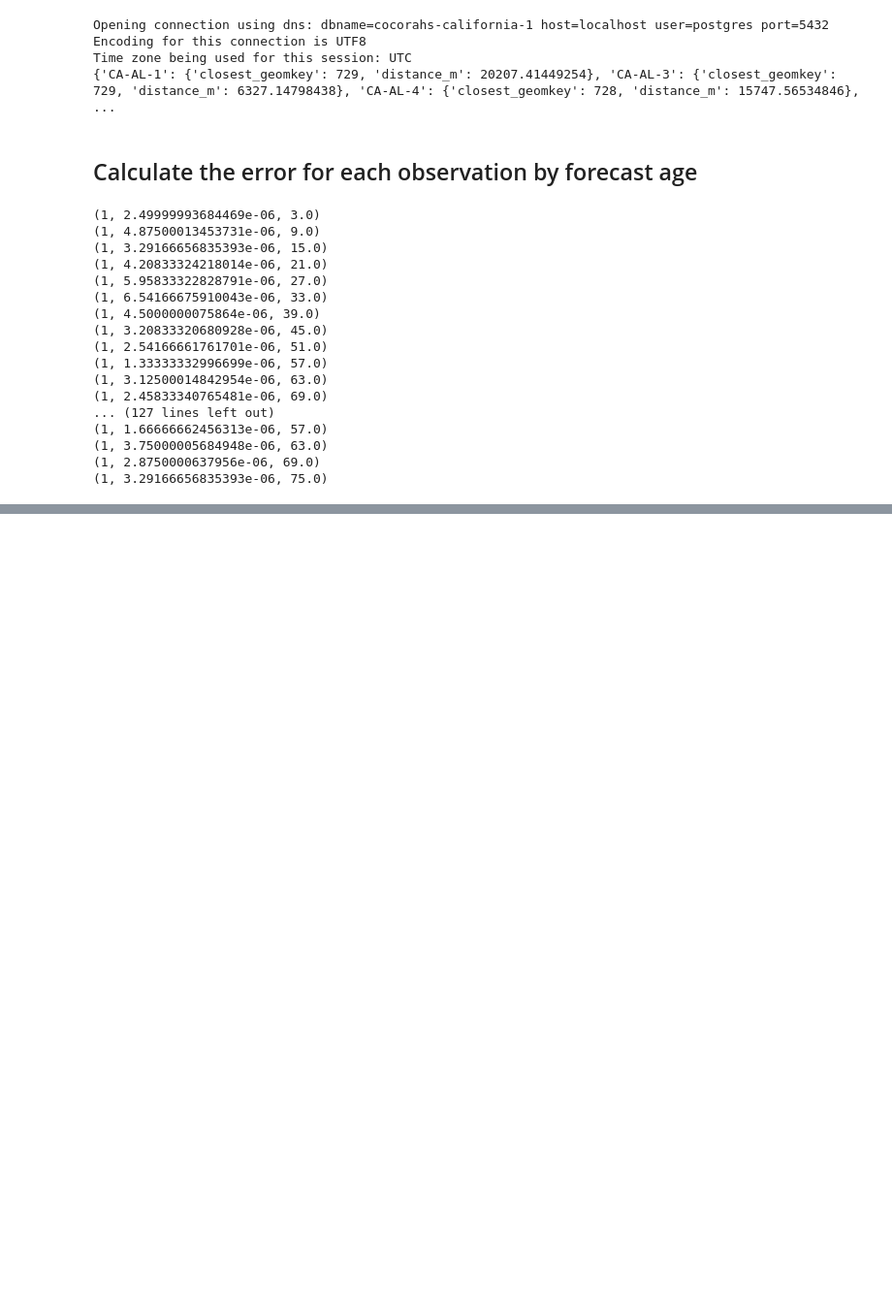
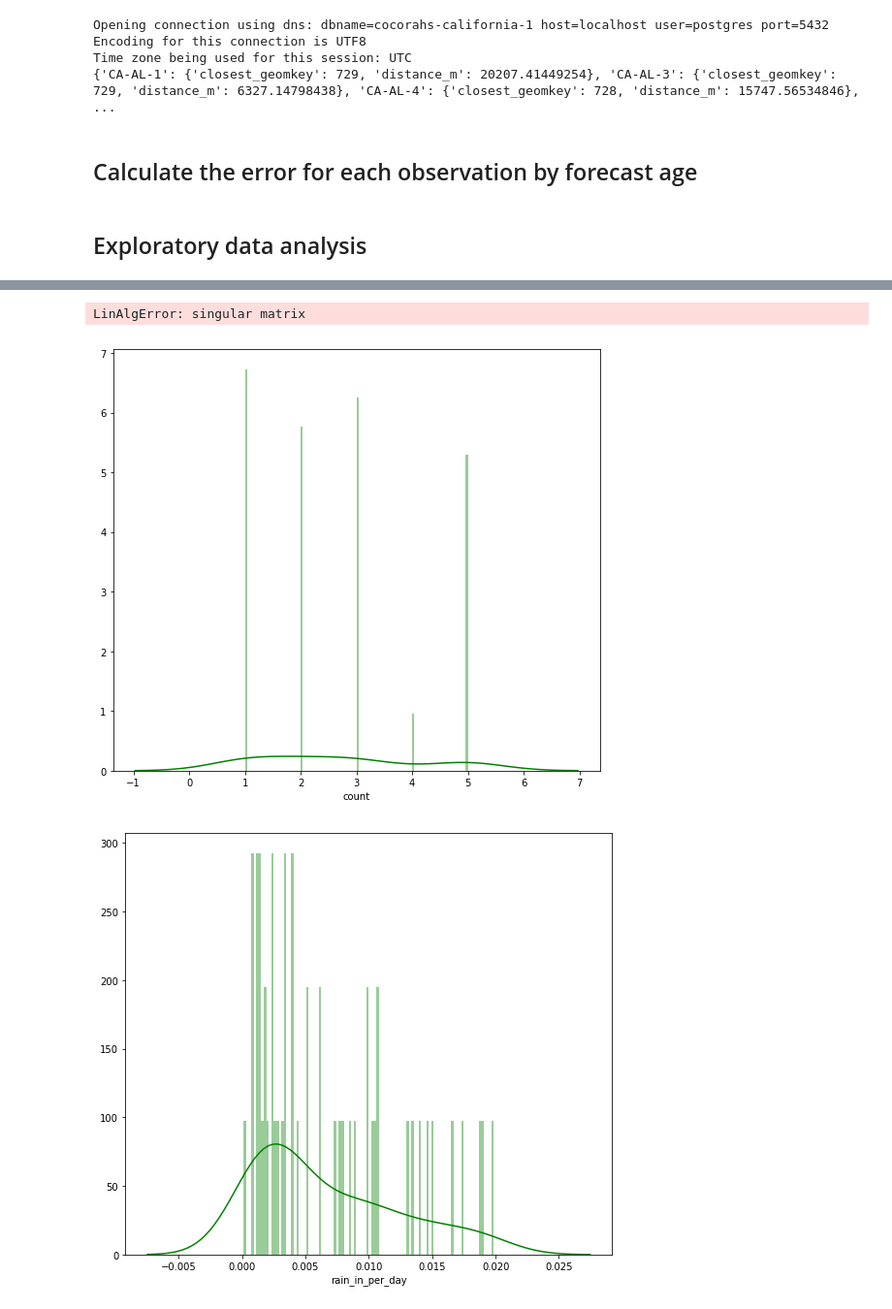
Before and after one commit to wxmiked/cocorahs-verification, a Jupyter notebook: california-precip-verification-2019-02.ipynb, the cells around one changed output, grey strips where cells are left out. Shown at 97% size. Saved outputs shown, nothing was run; the diff lists cells and outputs as text; code cells hidden in the pictures; blank space fills up the shorter version.

```diff
--- a/california-precip-verification-2019-02.ipynb
+++ b/california-precip-verification-2019-02.ipynb
@@ -116,7 +116,12 @@ Time zone being used for this session: UTC
 # %%
 from datetime import datetime, timedelta
 import pytz
+import numpy
 for obs in observations:
+    # Ignore negative precip amounts
+    if obs['totalpcpn'] < 0:
+        continue
+
     station_meta = stations[obs['st_num']]
 
     # Make sure this obs is within two hours of 7 am Pacific time (15:00 UTC)
@@ -127,30 +132,35 @@ for obs in observations:
         print('throwing out due to time: ', obs_t, obs_t_nominal, obs_t - obs_t_nominal)
         continue
 
-    sql = """SELECT count(*), avg(value)/24/count(*) AS rain_kg_per_m2, avg(EXTRACT(epoch FROM t - init)/3600) AS fcst_age_hr_avg
+    sql = """SELECT count(*), avg(value)*3600*%s AS rain_in_per_day, avg(EXTRACT(epoch FROM t - init)/3600) AS fcst_age_hr_avg
              FROM prate_1
              WHERE geomkey=%s AND t>=%s AND t<%s
              GROUP BY init
              ORDER BY fcst_age_hr_avg;"""
-    windb2.curs.execute(sql, (station_meta['closest_geomkey'], obs_t_nominal, obs_t_nominal + timedelta(hours=1)))
+    windb2.curs.execute(sql,
+                        (conv_prate_to_inch_per_sec.magnitude,
+                         station_meta['closest_geomkey'],
+                         obs_t_nominal,
+                         obs_t_nominal + timedelta(days=1)))
     results = windb2.curs.fetchall()
+    obs_error = []
     for result in results:
-        print(result)
+        obs_error.append(result + (obs['totalpcpn'], ))
+#         print(result, round(result[1], 2), obs['totalpcpn'])
-# %% [output]
-(1, 2.49999993684469e-06, 3.0)
-(1, 4.87500013453731e-06, 9.0)
-(1, 3.29166656835393e-06, 15.0)
-(1, 4.20833324218014e-06, 21.0)
-(1, 5.95833322828791e-06, 27.0)
-(1, 6.54166675910043e-06, 33.0)
-(1, 4.5000000075864e-06, 39.0)
-(1, 3.20833320680928e-06, 45.0)
-(1, 2.54166661761701e-06, 51.0)
-(1, 1.33333332996699e-06, 57.0)
-(1, 3.12500014842954e-06, 63.0)
-(1, 2.45833340765481e-06, 69.0)
-... (127 lines left out)
-(1, 1.66666662456313e-06, 57.0)
-(1, 3.75000005684948e-06, 63.0)
-(1, 2.8750000637956e-06, 69.0)
-(1, 3.29166656835393e-06, 75.0)
+# %% [markdown]
+## Exploratory data analysis
+# %%
+import pandas as pd
+import seaborn as sns
+import matplotlib.pyplot as plt
+
+# Pandas dataframe from query results
+column_names = [desc[0] for desc in windb2.curs.description] + ['obs_precip_in_per_day']
+df = pd.DataFrame.from_records(obs_error, columns=column_names)
+for col_name in column_names:
+    print(col_name)
+    print(df[col_name].describe())
+    print()
+    plt.figure(figsize=(9, 8))
+    sns.distplot(df[col_name], color='g', bins=100, hist_kws={'alpha': 0.4})
+# %% [output]
@@ -156,0 +184,3 @@ for obs in observations:
+LinAlgError: singular matrix
+[figure, added]
+[figure, added]
```
Also changed, not shown: parts of 2 cells of this notebook.
